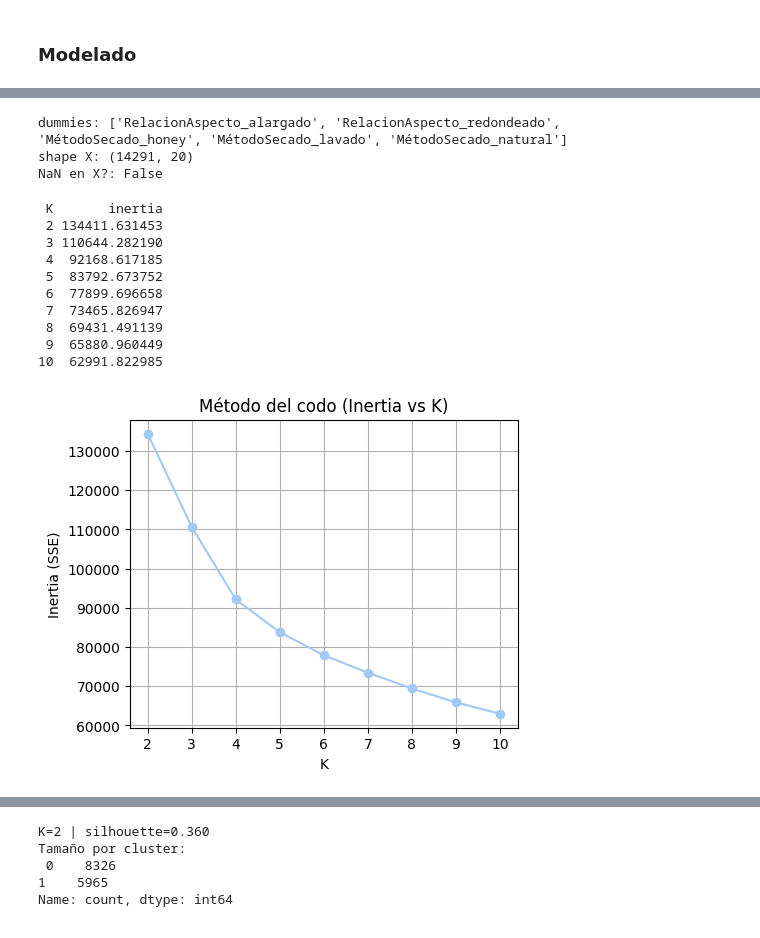
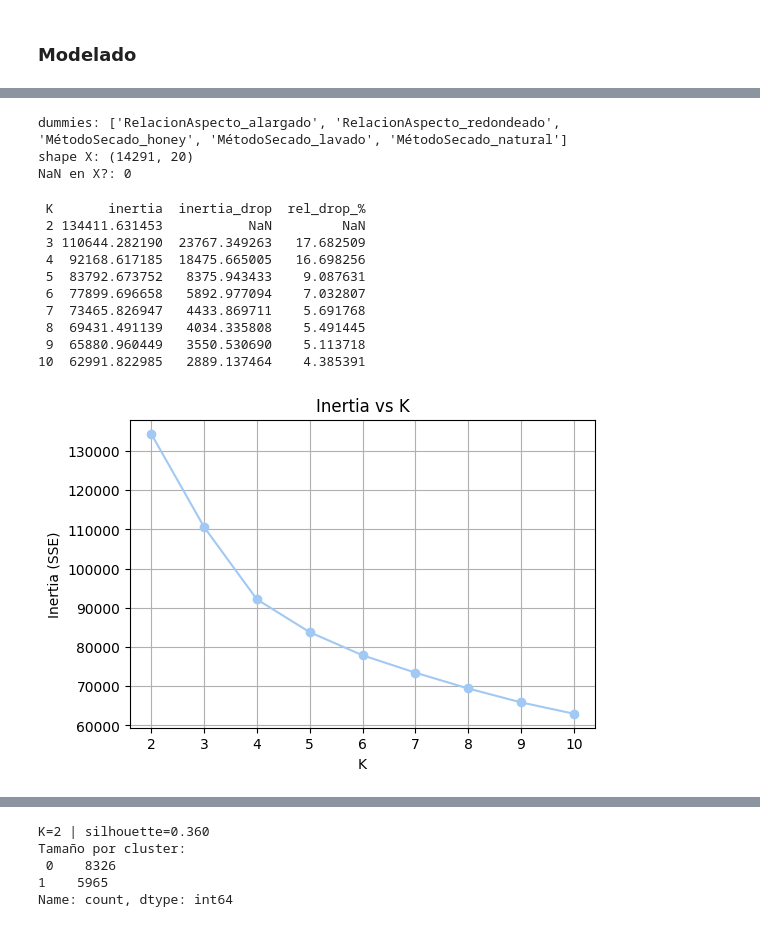
Before and after one commit to julianaduranl/Laboratorio2_G38, a Jupyter notebook: notebook.ipynb, the cells around one changed output, grey strips where cells are left out. Saved outputs shown, nothing was run; the diff lists cells and outputs as text; code cells hidden in the pictures.

```diff
--- a/notebook.ipynb
+++ b/notebook.ipynb
@@ -481,54 +503,59 @@ K-means<>
 # %%
-# 1) detectar dummies (0/1) creados de las categóricas
+# columnas one hot
 dummy_cols = [c for c in df.columns if c.startswith('RelacionAspecto') or c.startswith('MétodoSecado')]
 
-# 2) detectar tus numéricas YA escaladas (las que no son dummies ni ID)
+# columnas numericas
 cont_cols = [c for c in df.columns
              if (df[c].dtype != 'object') and (c not in dummy_cols) and (c != 'ID')]
 
-# 3) armar la matriz X para k-means (numéricas escaladas + dummies 0/1)
+#  matriz k menas
 X = df[cont_cols + dummy_cols]
 
 print("dummies:", dummy_cols)
 print("shape X:", X.shape)
-print("NaN en X?:", X.isnull().any().any())
+#revison limpieza datos
+print("NaN en X?:", X.isnull().sum().sum())
 # %% [output]
 dummies: ['RelacionAspecto_alargado', 'RelacionAspecto_redondeado', 'MétodoSecado_honey', 'MétodoSecado_lavado', 'MétodoSecado_natural']
 shape X: (14291, 20)
-NaN en X?: False
+NaN en X?: 0
 # %%
 from sklearn.cluster import KMeans
 import pandas as pd
+import numpy as np
 import matplotlib.pyplot as plt
 
-Ks = range(2, 11)  # probamos K = 2..10 (puedes ampliar si lo ves necesario)
+Ks = list(range(2, 11))
+#no con k=1 porque no es para clustering.
 inertias = []
 
 for k in Ks:
     km = KMeans(n_clusters=k, init="k-means++", n_init=25, random_state=42)
     km.fit(X)
     inertias.append(km.inertia_)
 
-# tabla de resultados
-elbow_df = pd.DataFrame({"K": list(Ks), "inertia": inertias})
+# tabla
+elbow_df = pd.DataFrame({"K": Ks, "inertia": inertias})
+elbow_df["inertia_drop"] = elbow_df["inertia"].shift(1) - elbow_df["inertia"]
+elbow_df["rel_drop_%"]  = 100 * elbow_df["inertia_drop"] / elbow_df["inertia"].shift(1)
 print(elbow_df.to_string(index=False))
 
 # gráfica del codo
-plt.figure(figsize=(5,4))
-plt.plot(elbow_df["K"], elbow_df["inertia"], marker="o")
-plt.title("Método del codo (Inertia vs K)")
+plt.figure(figsize=(6,4))
+plt.plot(Ks, inertias, marker='o')
+plt.title("Inertia vs K")
 plt.xlabel("K"); plt.ylabel("Inertia (SSE)")
-plt.xticks(list(Ks)); plt.grid(True)
+plt.xticks(Ks); plt.grid(True)
 plt.show()
 # %% [output]
- K       inertia
- 2 134411.631453
- 3 110644.282190
- 4  92168.617185
- 5  83792.673752
- 6  77899.696658
- 7  73465.826947
- 8  69431.491139
- 9  65880.960449
-10  62991.822985
+ K       inertia  inertia_drop  rel_drop_%
+ 2 134411.631453           NaN         NaN
+ 3 110644.282190  23767.349263   17.682509
+ 4  92168.617185  18475.665005   16.698256
+ 5  83792.673752   8375.943433    9.087631
+ 6  77899.696658   5892.977094    7.032807
+ 7  73465.826947   4433.869711    5.691768
+ 8  69431.491139   4034.335808    5.491445
+ 9  65880.960449   3550.530690    5.113718
+10  62991.822985   2889.137464    4.385391
-[figure, old version]
+[figure, new version]
```
Also changed, not shown: parts of 7 cells of this notebook.
